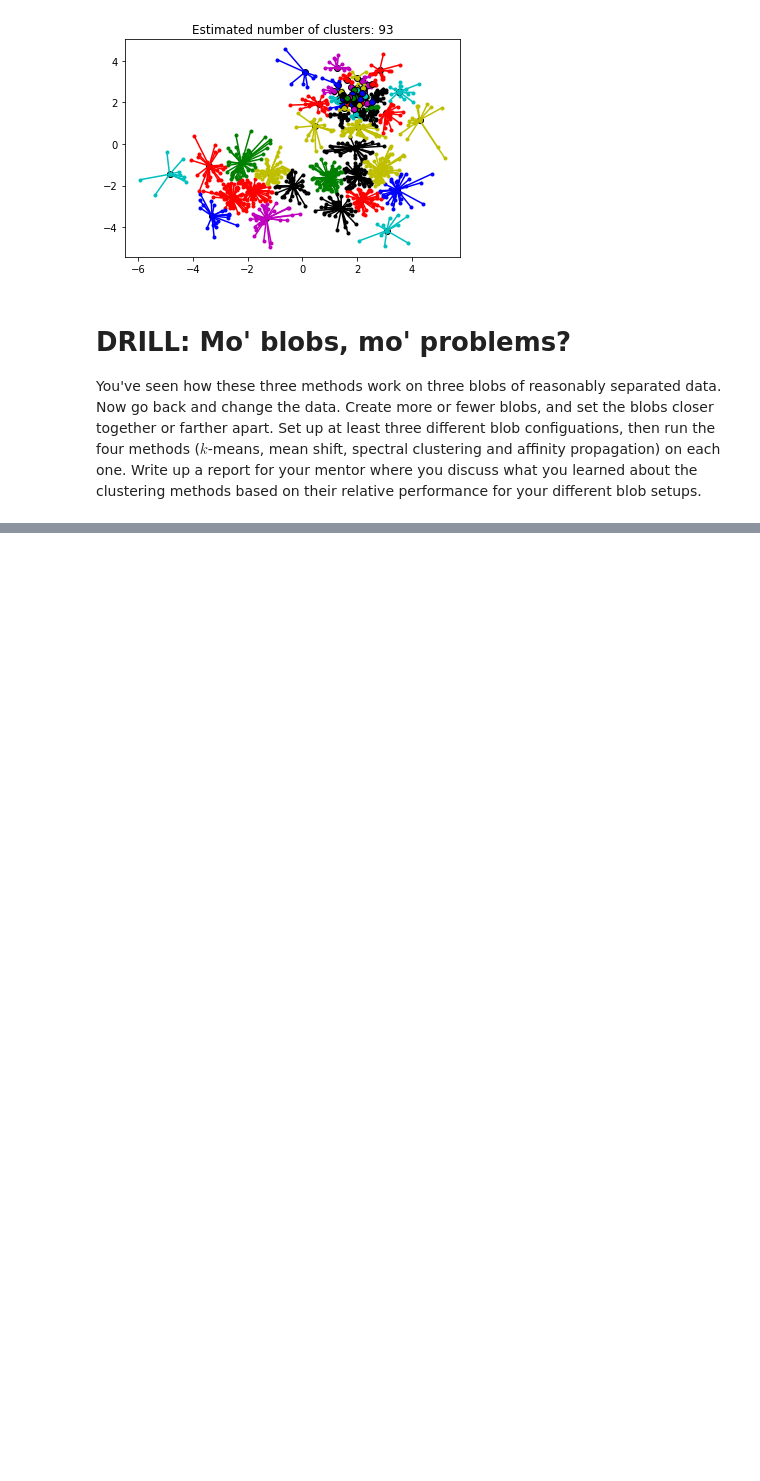
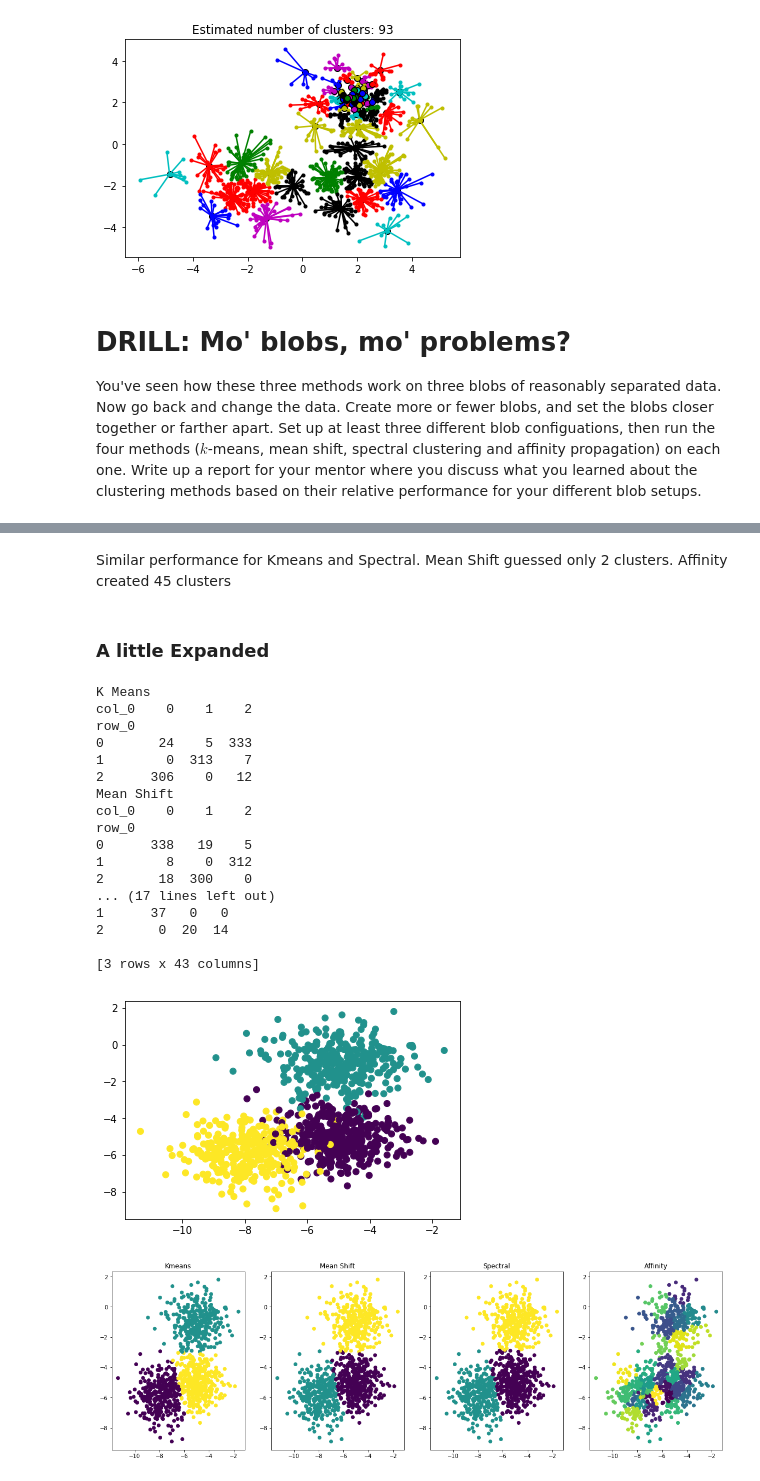
Before and after one commit to Tinsae/Thinkful-Data-Science, a Jupyter notebook: DS/Unit 4/4.2.3+Three+Other+Clustering+Methods.ipynb, the cells around one changed output, grey strips where cells are left out. Drawn from its saved outputs; the diff is of its cells as text; code cells hidden in the pictures; blank space fills up the shorter version.

```diff
--- a/DS/Unit 4/4.2.3+Three+Other+Clustering+Methods.ipynb
+++ b/DS/Unit 4/4.2.3+Three+Other+Clustering+Methods.ipynb
@@ -219,0 +348,39 @@ You've seen how these three methods work on three blobs of reasonably separated
+# %% [markdown]
+Similar performance for Kmeans and Spectral. Mean Shift guessed only 2 clusters. Affinity created 45 clusters
+# %% [markdown]
+### A little Expanded
+# %%
+centers = [[-5, -5], [-5, -1], [-8, -6]]
+X, y = make_blobs(
+    n_samples=10000,
+    centers=centers,
+    cluster_std=1,
+    n_features=2,
+    random_state=42)
+X_train, X_test, y_train, y_test = train_test_split(
+    X,
+    y,
+    test_size=0.9,
+    random_state=42)
+plt.scatter(X_train[:,0], X_train[:,1], c=y_train)
+compare_four_clustering_algs(X_train, 3)
+# %% [output]
+K Means
+col_0    0    1    2
+row_0
+0       24    5  333
+1        0  313    7
+2      306    0   12
+Mean Shift
+col_0    0    1    2
+row_0
+0      338   19    5
+1        8    0  312
+2       18  300    0
+... (17 lines left out)
+1      37   0   0
+2       0  20  14
+
+[3 rows x 43 columns]
+[figure, added]
+[figure, added]
```
Also changed, not shown: parts of 12 cells of this notebook, 2 other files.
